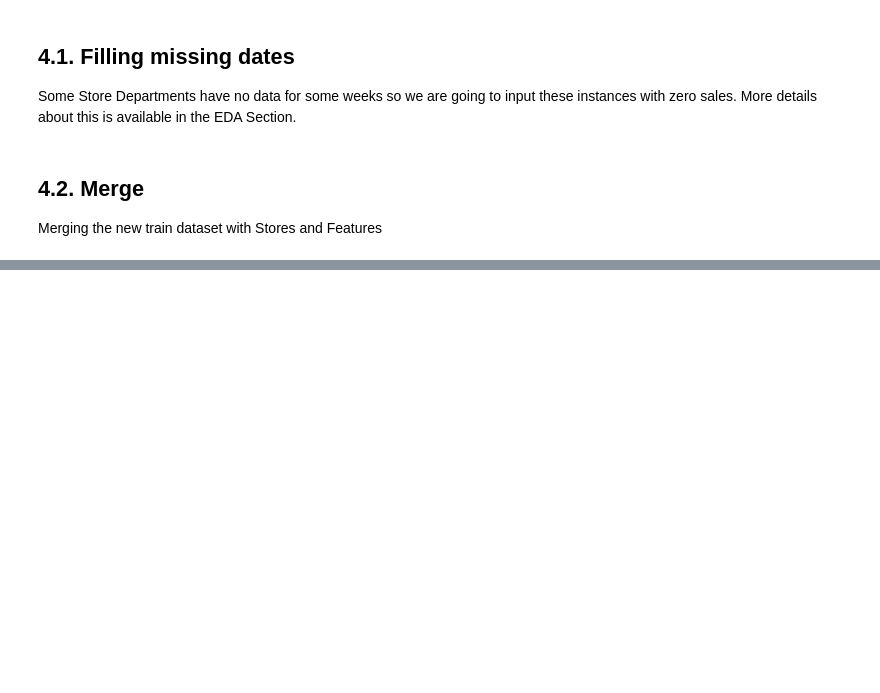
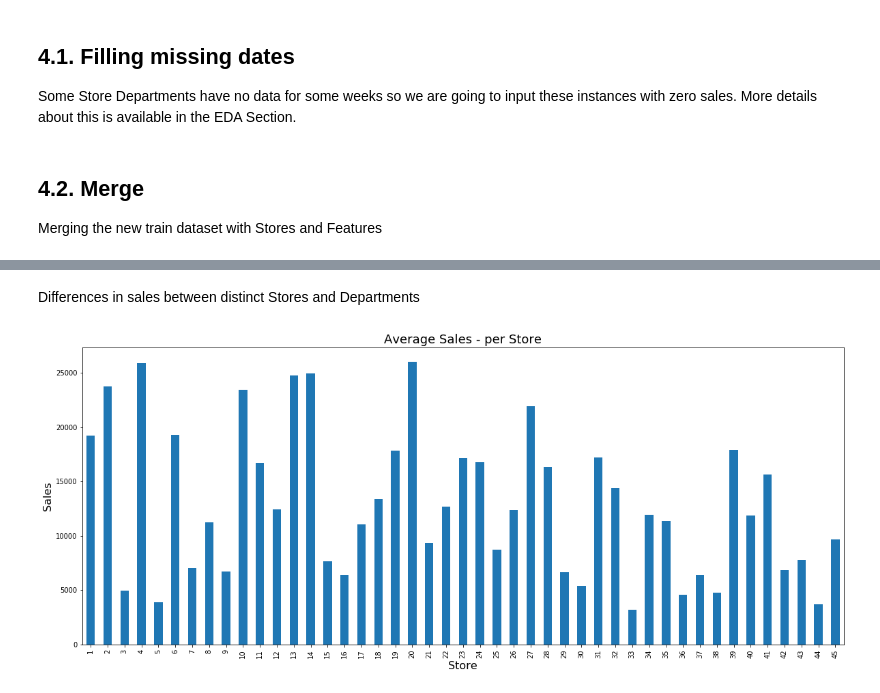
Before and after one commit to welberthdouglas/Store_sales_forecast, a Jupyter notebook: Store_sales_forecasting.ipynb, the cells around one changed output, grey strips where cells are left out. Saved outputs shown, nothing was run; the diff lists cells and outputs as text; code cells hidden in the pictures; blank space fills up the shorter version.

```diff
--- a/Store_sales_forecasting.ipynb
+++ b/Store_sales_forecasting.ipynb
@@ -164,0 +407,12 @@ print(f'data memory usage after optimizing dtypes : {data.memory_usage(deep = Tr
+# %% [markdown]
+ Differences in sales between distinct Stores and Departments
+# %%
+# Sales for different stores
+weekly_sales = data['Weekly_Sales'].groupby(data['Store']).mean()
+plt.figure(figsize=(20,8))
+weekly_sales.plot.bar();
+plt.title('Average Sales - per Store', fontsize=18);
+plt.ylabel('Sales', fontsize=16);
+plt.xlabel('Store', fontsize=16);
+# %% [output]
+[figure, added]
```
Also changed, not shown: parts of 67 cells of this notebook.
